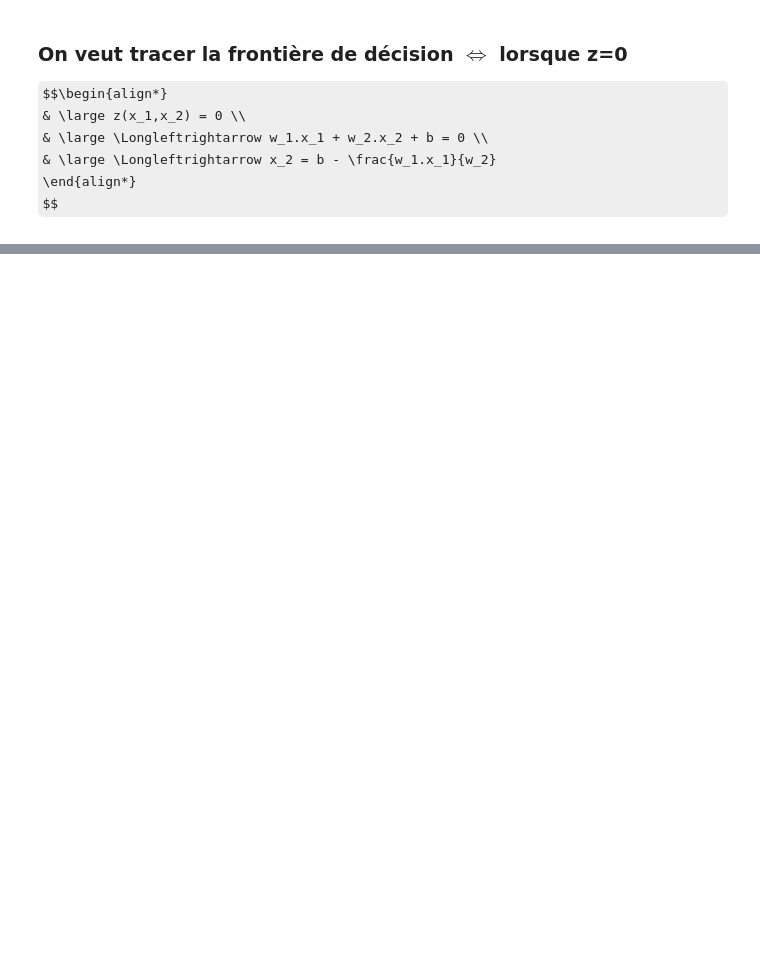
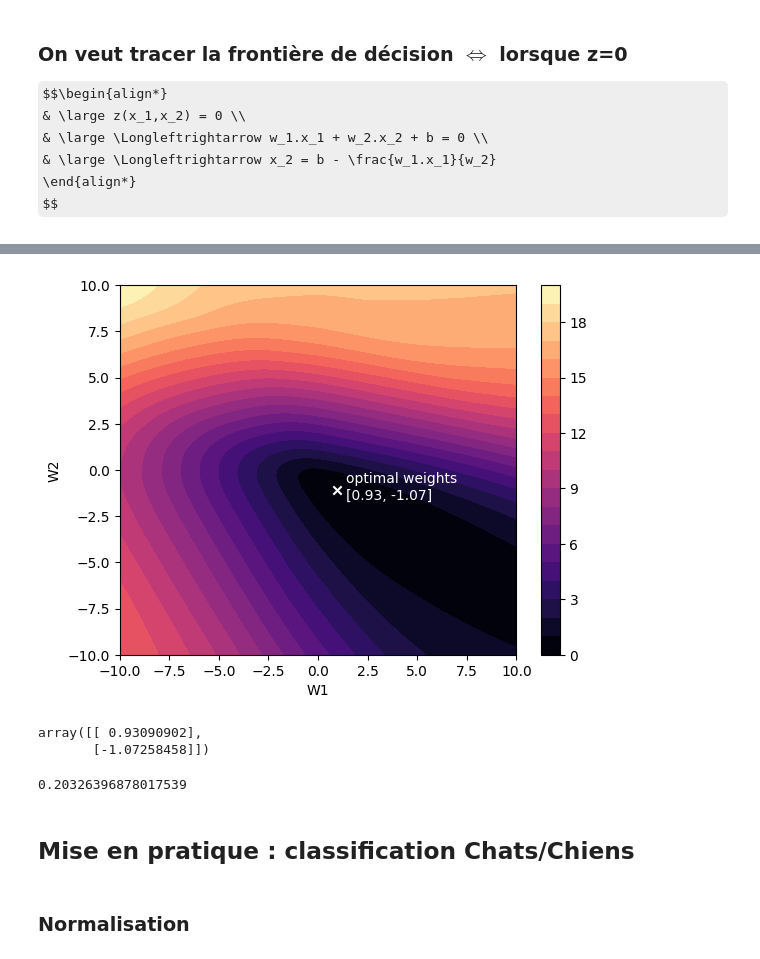
Before and after one commit to hadisql/deep_learning, a Jupyter notebook: deep_learning_1.ipynb, the cells around one changed output, grey strips where cells are left out. Cells and saved outputs as stored; diff of their text form; code cells hidden in the pictures; some formulas as TeX source; blank space fills up the shorter version.

```diff
--- a/deep_learning_1.ipynb
+++ b/deep_learning_1.ipynb
@@ -163,0 +176,14 @@ fig.show()
+# %%
+# on crée la grille de 100x100 points,
+# et les poids W1 et W2 vont varier de -10 à +10 avec un pas de 1/100ème
+lim = 10
+h = 100
+W1 = np.linspace(-lim,lim,h)
+W2 = np.linspace(-lim,lim,h)
+
+W11,W22 = np.meshgrid(W1, W2)
+# %%
+# concaténation des vecteurs poids,
+W_f = np.c_[W11.ravel(),W22.ravel()].T
+# >> W_f.shape
+# >> (2, 10000)
@@ -163,0 +194,4 @@ fig.show()
+# %%
+Z = X.dot(W_f) + bfinal
+
+A = 1/(1 + np.exp(-Z))
@@ -163,0 +200,24 @@ fig.show()
+# %%
+eps = 1e-15
+L = (-1/A.shape[0]) * np.sum(y * np.log(A + eps) + (1 - y) * np.log(1 - A + eps), axis = 0).reshape(W11.shape)
+# %%
+plt.contourf(W11, W22, L, 20, cmap="magma")
+plt.colorbar()
+plt.scatter(Wfinal[0],Wfinal[1],c='white', marker="x")
+plt.xlabel("W1")
+plt.ylabel("W2")
+plt.text(Wfinal[0]+0.5,Wfinal[1]-0.5,
+         f'optimal weights\n{[round(Wfinal[0][0],2), round(Wfinal[1][0],2)]}',
+         c="white")
+plt.show()
+# %% [output]
+[figure, added]
+# %%
+Wfinal
+# %% [output]
+array([[ 0.93090902],
+       [-1.07258458]])
+# %%
+L.min()
+# %% [output]
+0.20326396878017539
@@ -163,0 +234,2 @@ fig.show()
+# %% [markdown]
+## Mise en pratique : classification Chats/Chiens
@@ -163,0 +251,2 @@ fig.show()
+# %% [markdown]
+### Normalisation
```
Also changed, not shown: parts of 20 cells of this notebook, 2 other files.
